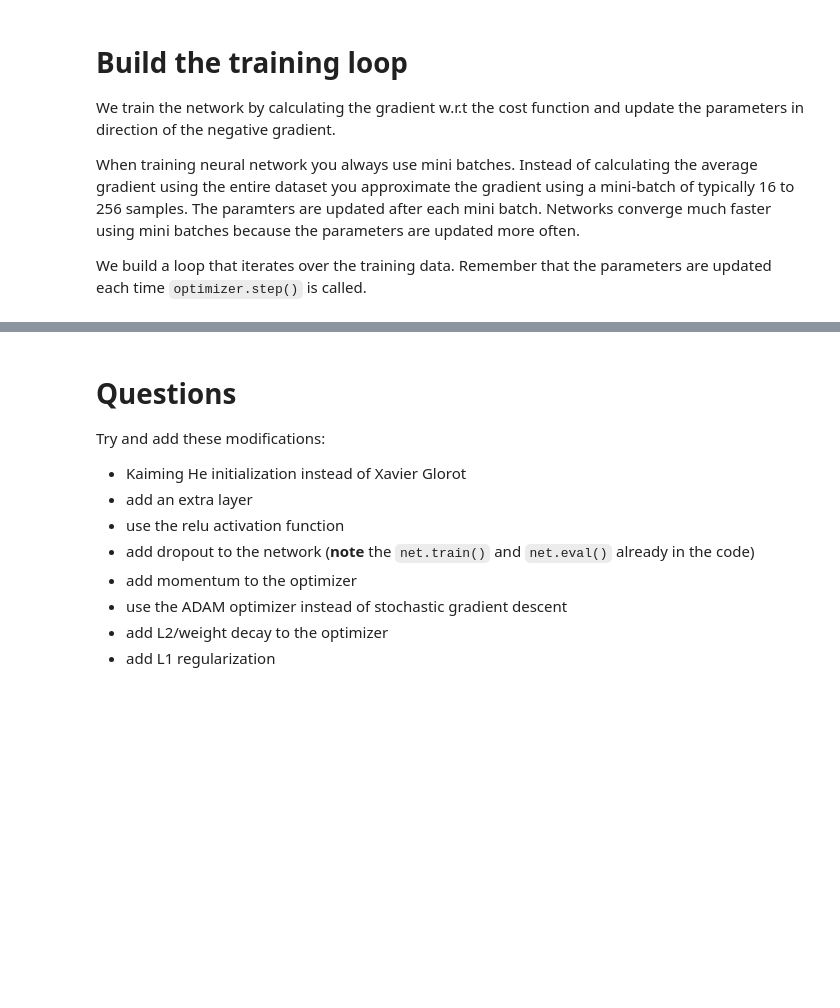
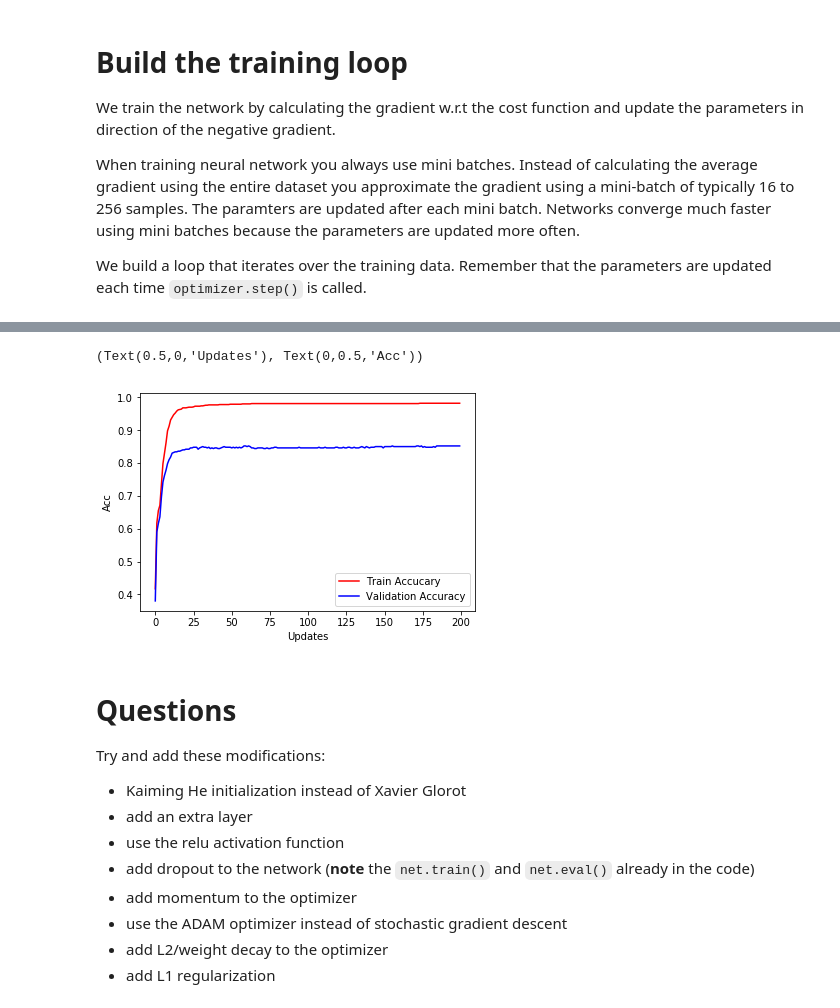
Before and after one commit to deepchatterjeevns/MLSS-DTU-SCS-2018, a Jupyter notebook: 4-Introduction_to_Deep_Learning_with_PyTorch/pytorch-tutorial/2_intermediate/1.2-FFN_WORKPLACE.ipynb, the cells around one changed output, grey strips where cells are left out. Saved outputs shown, nothing was run; the diff lists cells and outputs as text; code cells hidden in the pictures; blank space fills up the shorter version.

Commit message:
Day 4 updates pytorch tutorial, working CNN chapter

```diff
--- a/4-Introduction_to_Deep_Learning_with_PyTorch/pytorch-tutorial/2_intermediate/1.2-FFN_WORKPLACE.ipynb
+++ b/4-Introduction_to_Deep_Learning_with_PyTorch/pytorch-tutorial/2_intermediate/1.2-FFN_WORKPLACE.ipynb
@@ -165,3 +191,13 @@ criterion = nn.CrossEntropyLoss()
+# %%
+#optimizer = optim.SGD(net.parameters(), lr=0.1)
+#MO:
+#add momentum to the optimizer https://pytorch.org/docs/stable/optim.html
+optimizer = optim.SGD(net.parameters(), lr=0.1, momentum=0.9) #MO: added 0.9, 0.95
+#optimizer = optim.Adam(net.parameters(), lr=0.1) #MO: added 0.9, 0.95 # ADAM optimizer instead of SGD
+#https://pytorch.org/tutorials/beginner/nlp/deep_learning_tutorial.html?highlight=adam
+#https://pytorch.org/docs/stable/optim.html
+
+criterion = nn.CrossEntropyLoss()
 # %%
 #Test the forward pass with dummy data
 x = np.random.normal(0, 1, (45, dim*dim)).astype('float32')
@@ -183,7 +221,9 @@ from sklearn.metrics import accuracy_score
 
 # setting hyperparameters and gettings epoch sizes
 batch_size = 100
-num_epochs = 100
+#num_epochs = 100
+#MO: More epochs, let's say 500
+num_epochs = 200
 num_samples_train = x_train.shape[0]
 num_batches_train = num_samples_train // batch_size
 num_samples_valid = x_valid.shape[0]
@@ -210,13 +250,26 @@ for epoch in range(num_epochs):
 
         # compute gradients given loss
         target_batch = Variable(torch.from_numpy(targets_train[slce]).long())
-        batch_loss = criterion(output, target_batch)
+
+
+        #MO: L1 reg
+        L1_regularization_loss = 0
+        for param in net.parameters():
+            L1_regularization_loss = torch.norm(param,1)
+
+
+        #batch_loss = criterion(output, target_batch)
+        #MO: add loss then
+        batch_loss = criterion(output, target_batch) + 0.1*L1_regularization_loss
         optimizer.zero_grad()
         batch_loss.backward()
         optimizer.step()
 
+
         cur_loss += batch_loss
-    losses.append(cur_loss / batch_size)
+
+
+    losses.append(cur_loss/ batch_size)
 
     net.eval()
     ### Evaluate training
@@ -226,6 +279,7 @@ for epoch in range(num_epochs):
         x_batch = Variable(torch.from_numpy(x_train[slce]))
 
         output = net(x_batch)
+
         preds = torch.max(output, 1)[1]
 
         train_targs += list(targets_train[slce])
@@ -257,3 +311,4 @@ plt.figure()
 plt.plot(epoch, train_acc, 'r', epoch, valid_acc, 'b')
 plt.legend(['Train Accucary','Validation Accuracy'])
 plt.xlabel('Updates'), plt.ylabel('Acc')
+# %% [output]
@@ -260,3 +335,5 @@ plt.xlabel('Updates'), plt.ylabel('Acc')
+(Text(0.5,0,'Updates'), Text(0,0.5,'Acc'))
+[figure, added]
 # %% [markdown]
 # Questions
 
```
Also changed, not shown: parts of 8 cells of this notebook.
